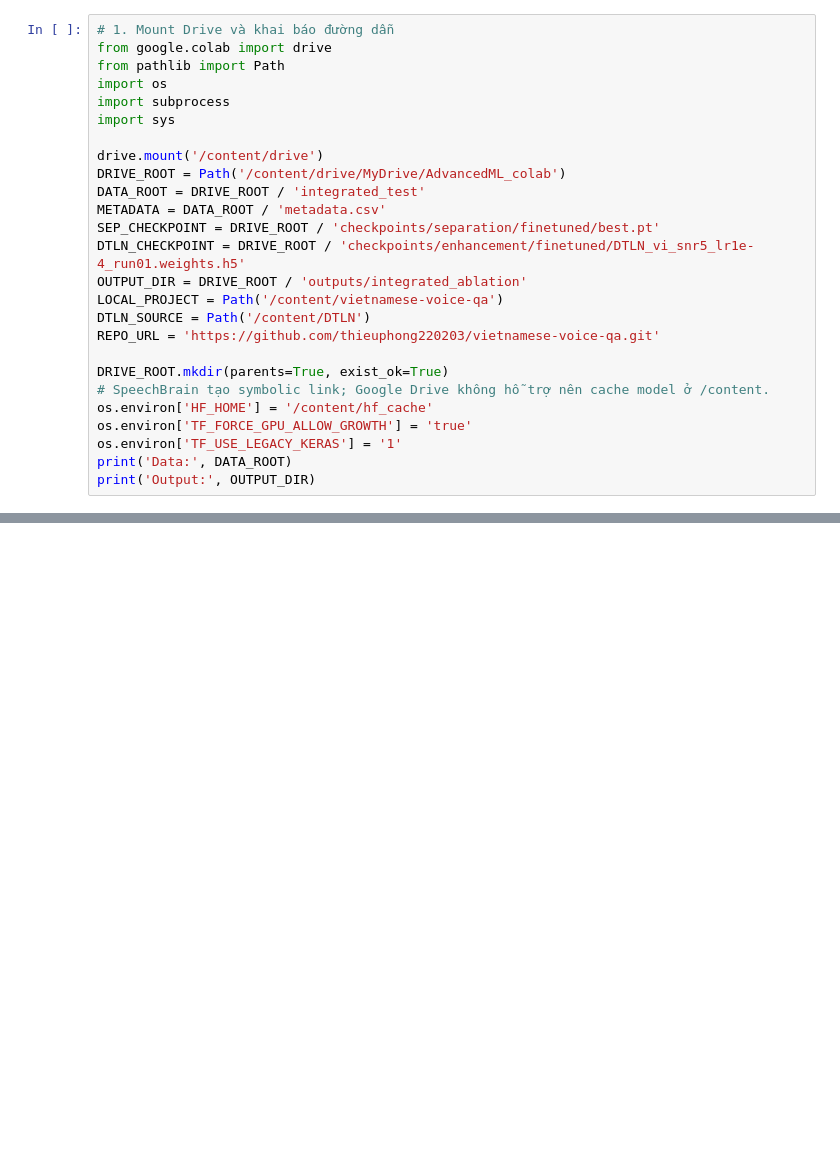
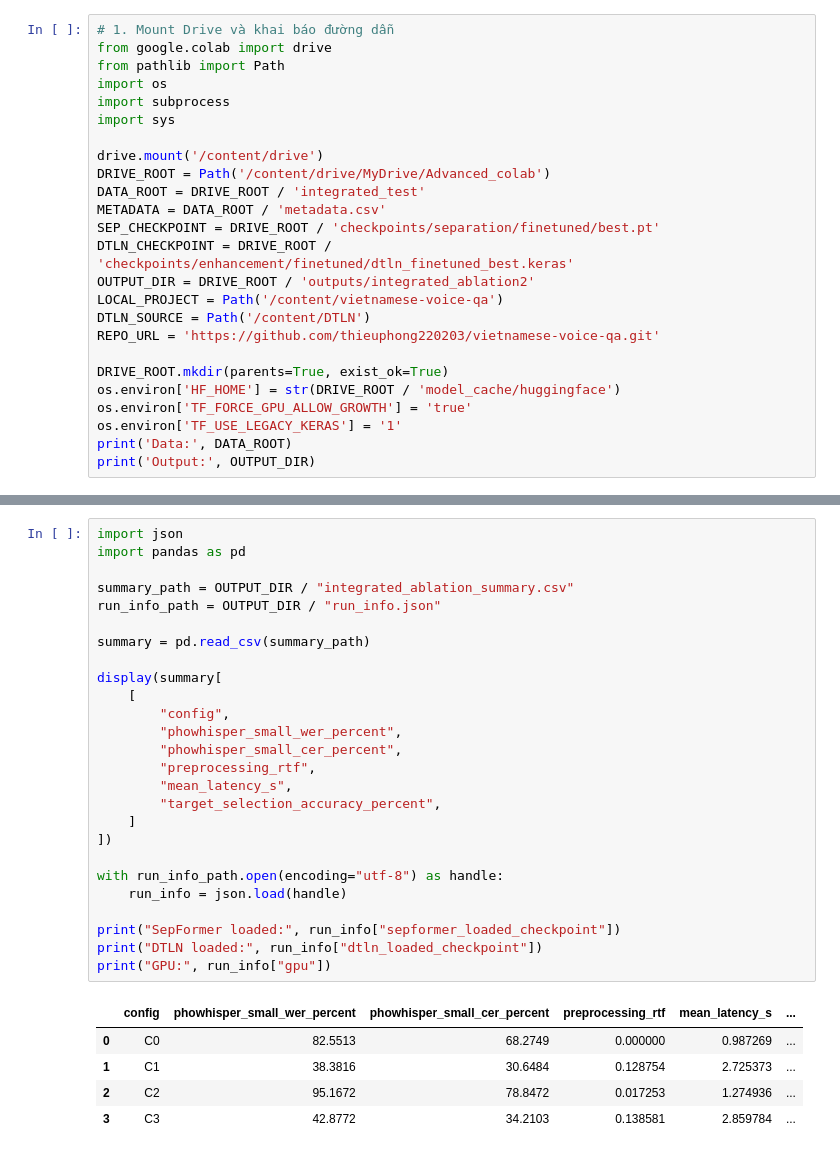
Before and after one commit to thieuphong220203/vietnamese-voice-qa, a Jupyter notebook: notebooks/evaluate_integrated_ablation_colab.ipynb, the cells around one changed output, grey strips where cells are left out. Drawn from its saved outputs; the diff is of its cells as text; blank space fills up the shorter version.

Commit message:
update dtln new weight path

```diff
--- a/notebooks/evaluate_integrated_ablation_colab.ipynb
+++ b/notebooks/evaluate_integrated_ablation_colab.ipynb
@@ -29,19 +29,18 @@ import subprocess
 import sys
 
 drive.mount('/content/drive')
-DRIVE_ROOT = Path('/content/drive/MyDrive/AdvancedML_colab')
+DRIVE_ROOT = Path('/content/drive/MyDrive/Advanced_colab')
 DATA_ROOT = DRIVE_ROOT / 'integrated_test'
 METADATA = DATA_ROOT / 'metadata.csv'
 SEP_CHECKPOINT = DRIVE_ROOT / 'checkpoints/separation/finetuned/best.pt'
-DTLN_CHECKPOINT = DRIVE_ROOT / 'checkpoints/enhancement/finetuned/DTLN_vi_snr5_lr1e-4_run01.weights.h5'
-OUTPUT_DIR = DRIVE_ROOT / 'outputs/integrated_ablation'
+DTLN_CHECKPOINT = DRIVE_ROOT / 'checkpoints/enhancement/finetuned/dtln_finetuned_best.keras'
+OUTPUT_DIR = DRIVE_ROOT / 'outputs/integrated_ablation2'
 LOCAL_PROJECT = Path('/content/vietnamese-voice-qa')
 DTLN_SOURCE = Path('/content/DTLN')
 REPO_URL = 'https://github.com/thieuphong220203/vietnamese-voice-qa.git'
 
 DRIVE_ROOT.mkdir(parents=True, exist_ok=True)
-# SpeechBrain tạo symbolic link; Google Drive không hỗ trợ nên cache model ở /content.
-os.environ['HF_HOME'] = '/content/hf_cache'
+os.environ['HF_HOME'] = str(DRIVE_ROOT / 'model_cache/huggingface')
 os.environ['TF_FORCE_GPU_ALLOW_GROWTH'] = 'true'
 os.environ['TF_USE_LEGACY_KERAS'] = '1'
 print('Data:', DATA_ROOT)
@@ -195,0 +215,32 @@ print('Phần cứng/checkpoint:', run_info_path)
+# %%
+import json
+import pandas as pd
+
+summary_path = OUTPUT_DIR / "integrated_ablation_summary.csv"
+run_info_path = OUTPUT_DIR / "run_info.json"
+
+summary = pd.read_csv(summary_path)
+
+display(summary[
+    [
+        "config",
+        "phowhisper_small_wer_percent",
+        "phowhisper_small_cer_percent",
+        "preprocessing_rtf",
+        "mean_latency_s",
+        "target_selection_accuracy_percent",
+    ]
+])
+
+with run_info_path.open(encoding="utf-8") as handle:
+    run_info = json.load(handle)
+
+print("SepFormer loaded:", run_info["sepformer_loaded_checkpoint"])
+print("DTLN loaded:", run_info["dtln_loaded_checkpoint"])
+print("GPU:", run_info["gpu"])
+# %% [output]
+|  | config | phowhisper_small_wer_percent | phowhisper_small_cer_percent | preprocessing_rtf | mean_latency_s | ... |
+| 0 | C0 | 82.5513 | 68.2749 | 0.000000 | 0.987269 | ... |
+| 1 | C1 | 38.3816 | 30.6484 | 0.128754 | 2.725373 | ... |
+| 2 | C2 | 95.1672 | 78.8472 | 0.017253 | 1.274936 | ... |
+| 3 | C3 | 42.8772 | 34.2103 | 0.138581 | 2.859784 | ... |
```
Also changed, not shown: parts of 16 cells of this notebook, 3 other files.
